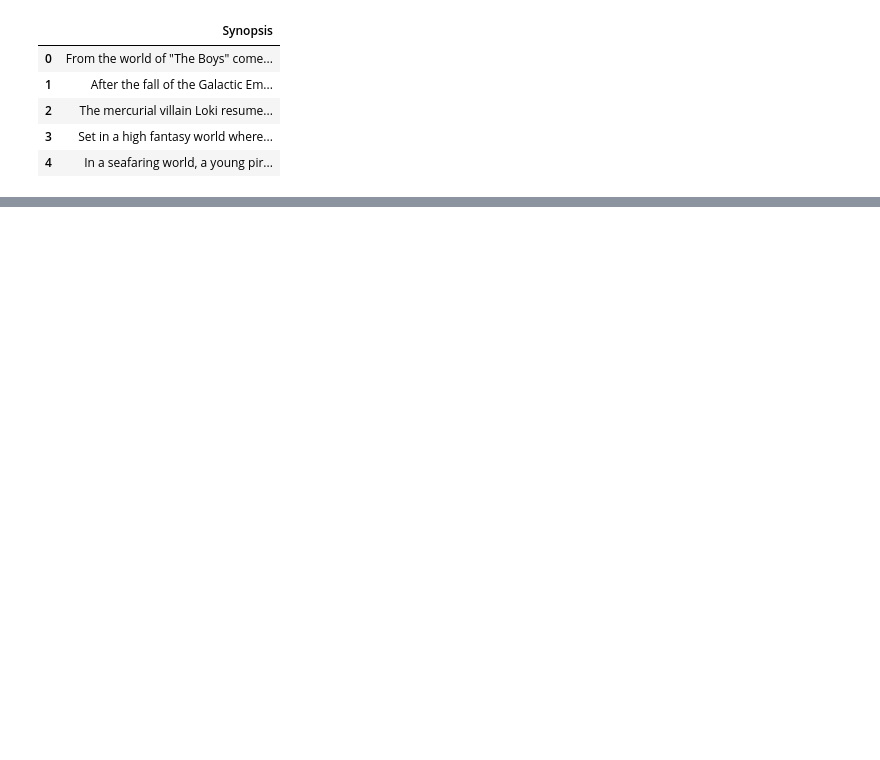
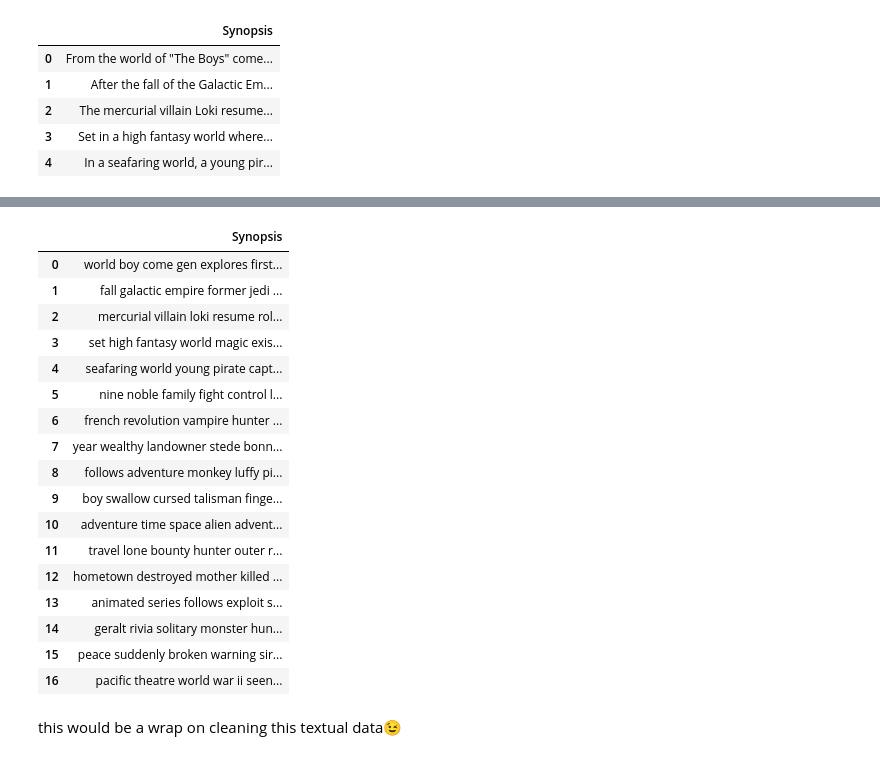
Before and after one commit to Voidblocker/Movie-Classification-using-NLP, a Jupyter notebook: Movie Classification with NLP.ipynb, the cells around one changed output, grey strips where cells are left out. Saved outputs shown, nothing was run; the diff lists cells and outputs as text; code cells hidden in the pictures; blank space fills up the shorter version.

```diff
--- a/Movie Classification with NLP.ipynb
+++ b/Movie Classification with NLP.ipynb
@@ -45,0 +224,33 @@ Good, we can dive into cleaning
+# %%
+### Importing the library
+from nltk.stem import WordNetLemmatizer
+
+## Instantiating the Lemmatizer
+lemmatizer = WordNetLemmatizer()
+
+# Performing lemmatization on the data
+new_data['Synopsis'] = new_data['Synopsis'].apply(lambda x: " ".join([lemmatizer.lemmatize(i) for i in x.split(" ")]))
+# %%
+# Inspecting
+new_data[['Synopsis']].head(17)
+# %% [output]
+|  | Synopsis |
+| 0 | world boy come gen explores first... |
+| 1 | fall galactic empire former jedi ... |
+| 2 | mercurial villain loki resume rol... |
+| 3 | set high fantasy world magic exis... |
+| 4 | seafaring world young pirate capt... |
+| 5 | nine noble family fight control l... |
+| 6 | french revolution vampire hunter ... |
+| 7 | year wealthy landowner stede bonn... |
+| 8 | follows adventure monkey luffy pi... |
+| 9 | boy swallow cursed talisman finge... |
+| 10 | adventure time space alien advent... |
+| 11 | travel lone bounty hunter outer r... |
+| 12 | hometown destroyed mother killed ... |
+| 13 | animated series follows exploit s... |
+| 14 | geralt rivia solitary monster hun... |
+| 15 | peace suddenly broken warning sir... |
+| 16 | pacific theatre world war ii seen... |
+# %% [markdown]
+this would be a wrap on cleaning this textual data😉
```
Also changed, not shown: parts of 25 cells of this notebook.
